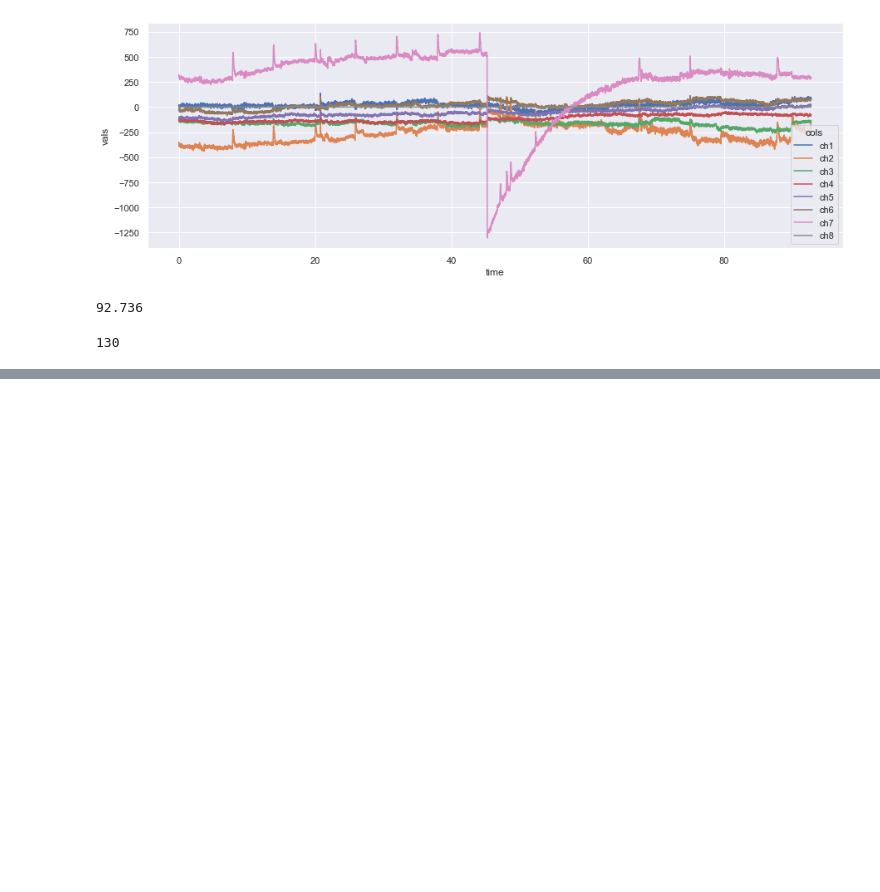
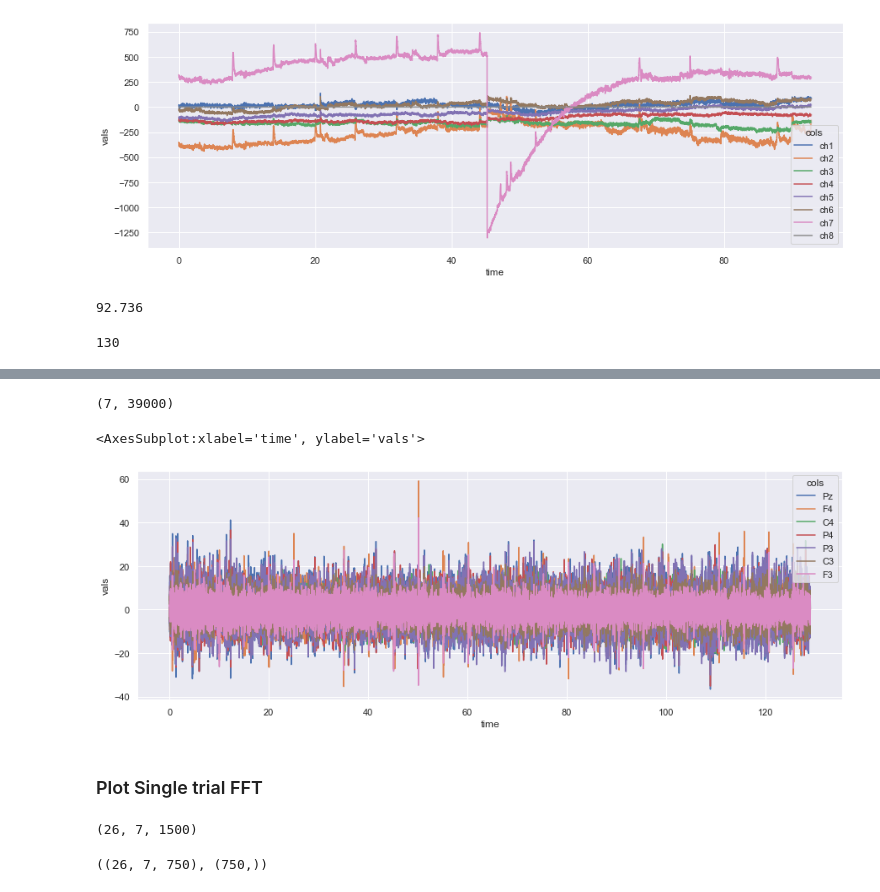
Before and after one commit to NeuroTech-UCSD/Oz-Speller, a Jupyter notebook: notebooks/Pilot_Data_Analysis[Simon].ipynb, the cells around one changed output, grey strips where cells are left out. Drawn from its saved outputs; the diff is of its cells as text; code cells hidden in the pictures; blank space fills up the shorter version.

```diff
--- a/notebooks/Pilot_Data_Analysis[Simon].ipynb
+++ b/notebooks/Pilot_Data_Analysis[Simon].ipynb
@@ -53,0 +101,5 @@ eeg5['time'].shape[0]/250
+# %%
+eeg12 = eeg12.loc[eeg12['time']>first_trial_start_time]
+# %%
+eeg12 = eeg12.drop(columns=eeg12.keys()[-1])
+eeg12['time'] = eeg12['time'] - eeg12['time'].iloc[0]
@@ -53,0 +122,2 @@ eeg5['time'].shape[0]/250
+# %%
+eeg12 = eeg12.loc[eeg12['time']<129.999]
@@ -53,0 +141,18 @@ eeg5['time'].shape[0]/250
+# %%
+# MNE doesn't work with pandas dataframe so it should be converted into np array
+time_array = eeg12['time']
+eeg12 = eeg12.to_numpy()[:,1:].T # drop out the time (7,39000)
+eeg12 = mne.filter.filter_data(eeg12, sfreq=300, l_freq=9, h_freq=49, verbose=0, method='fir') # bandpass filter
+# %%
+eeg12.shape
+# %% [output]
+(7, 39000)
+# %%
+eeg12 = pd.DataFrame(eeg12.T, columns = ['Pz', 'F4', 'C4', 'P4', 'P3', 'C3', 'F3'])
+eeg12['time'] = time_array
+eeg12_plot = eeg12.iloc[:, :].melt('time', var_name='cols',value_name='vals')
+plt.figure(figsize=(15,5))
+sns.lineplot(x='time',y='vals',hue='cols',data=eeg12_plot)
+# %% [output]
+<AxesSubplot:xlabel='time', ylabel='vals'>
+[figure, added]
@@ -53,0 +162,13 @@ eeg5['time'].shape[0]/250
+# %% [markdown]
+### Plot Single trial FFT
+# %%
+eeg12.shape
+# %% [output]
+(26, 7, 1500)
+# %%
+# FFT, Frequency-domain analysis
+freqs = np.linspace(0.0, 300 / 2, 750)
+psd12 = 2/750*np.abs(fft(eeg12)[:,:,:750])
+psd12.shape,freqs.shape
+# %% [output]
+((26, 7, 750), (750,))
```
Also changed, not shown: parts of 40 cells of this notebook, 8 other files.
